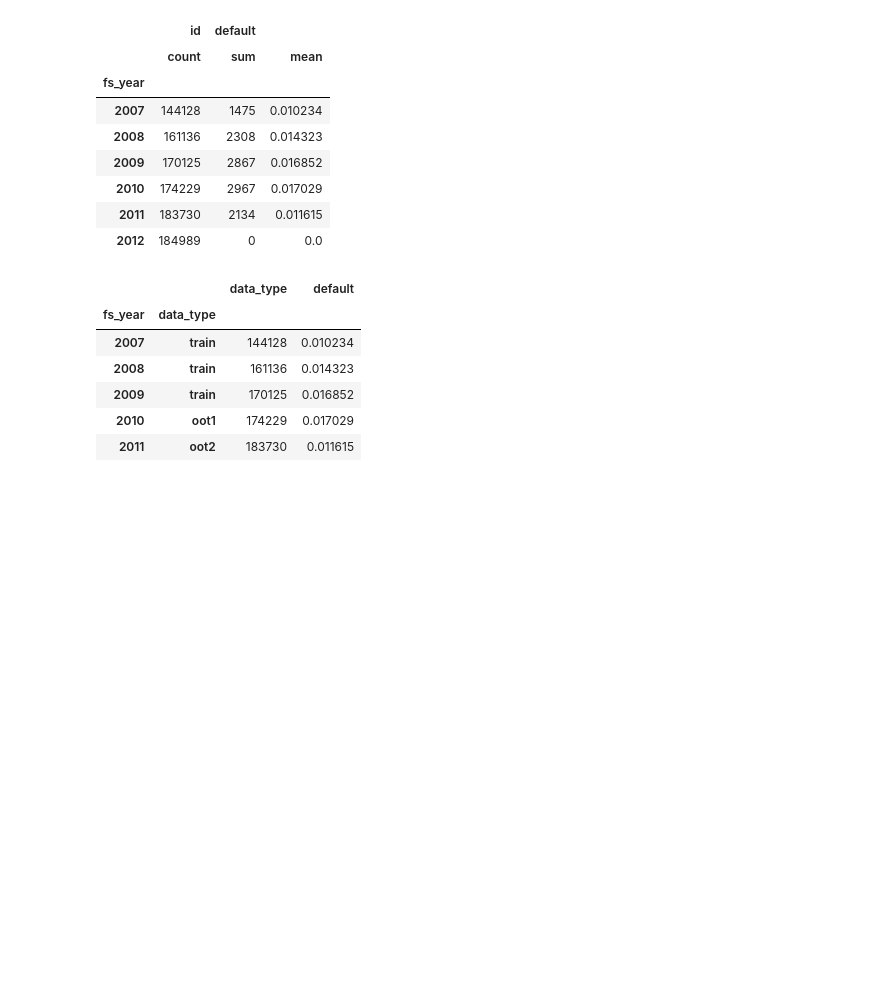
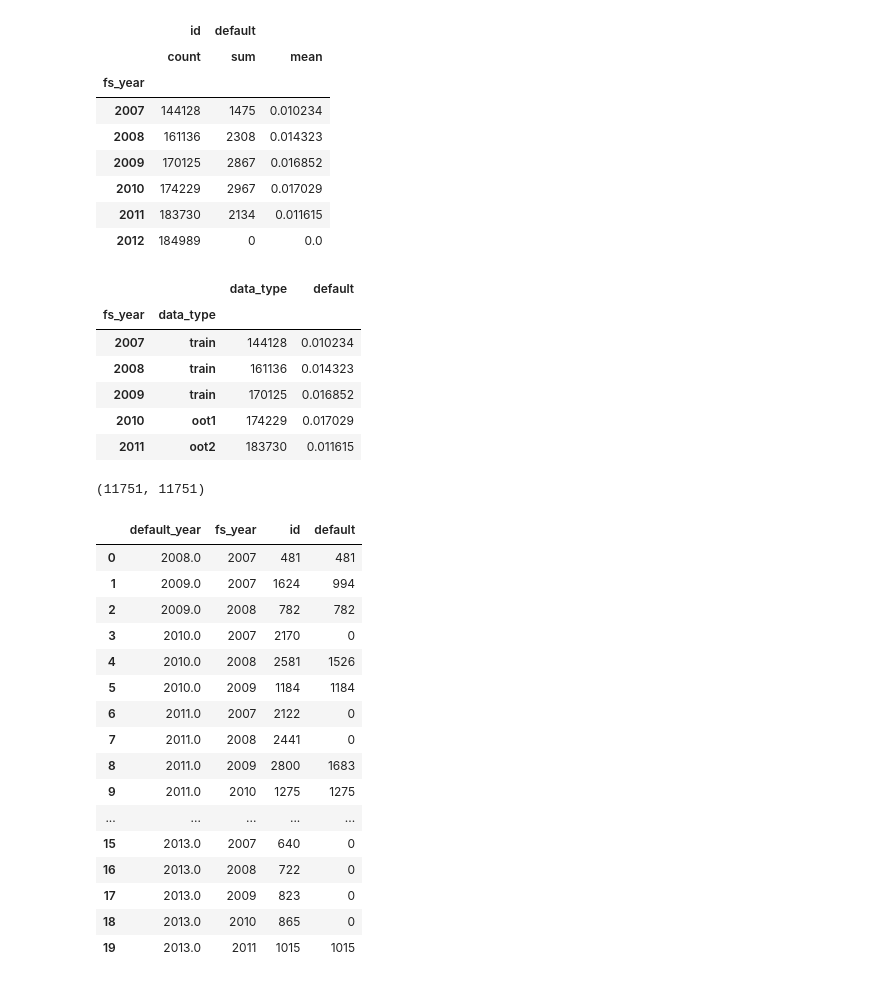
Before and after one commit to Anubhav3084/FinanceML-Course-Project, a Jupyter notebook: Project/Code/data.ipynb, the cells around one changed output. Saved outputs shown, nothing was run; the diff lists cells and outputs as text; code cells hidden in the pictures; blank space fills up the shorter version.

```diff
--- a/Project/Code/data.ipynb
+++ b/Project/Code/data.ipynb
@@ -90,3 +90,9 @@ df.groupby(['fs_year','data_type']).agg({'data_type':'count','default':'mean'})
 | 2011 | oot2 | 183730 | 0.011615 |
 # %%
 df.to_csv('../Data/temp_training.csv')
+# %%
+df = pd.read_csv('../Data/temp_training.csv', index_col=0)
+# %%
+len(list(df.query('default == 1')['id'])), len(list(set(list(df.query('default == 1')['id']))))
+# %% [output]
+(11751, 11751)
@@ -92,0 +101,21 @@ df.to_csv('../Data/temp_training.csv')
+# %%
+df["default_year"] = pd.to_datetime(df["def_date"], errors="coerce").dt.year
+df.query('id in @firm_ids').groupby(['default_year','fs_year']).agg({'id':'count','default':'sum'}).reset_index()
+# %% [output]
+|  | default_year | fs_year | id | default |
+| 0 | 2008.0 | 2007 | 481 | 481 |
+| 1 | 2009.0 | 2007 | 1624 | 994 |
+| 2 | 2009.0 | 2008 | 782 | 782 |
+| 3 | 2010.0 | 2007 | 2170 | 0 |
+| 4 | 2010.0 | 2008 | 2581 | 1526 |
+| 5 | 2010.0 | 2009 | 1184 | 1184 |
+| 6 | 2011.0 | 2007 | 2122 | 0 |
+| 7 | 2011.0 | 2008 | 2441 | 0 |
+| 8 | 2011.0 | 2009 | 2800 | 1683 |
+| 9 | 2011.0 | 2010 | 1275 | 1275 |
+| ... | ... | ... | ... | ... |
+| 15 | 2013.0 | 2007 | 640 | 0 |
+| 16 | 2013.0 | 2008 | 722 | 0 |
+| 17 | 2013.0 | 2009 | 823 | 0 |
+| 18 | 2013.0 | 2010 | 865 | 0 |
+| 19 | 2013.0 | 2011 | 1015 | 1015 |
```
Also changed, not shown: parts of 8 cells of this notebook, 15 other files.
